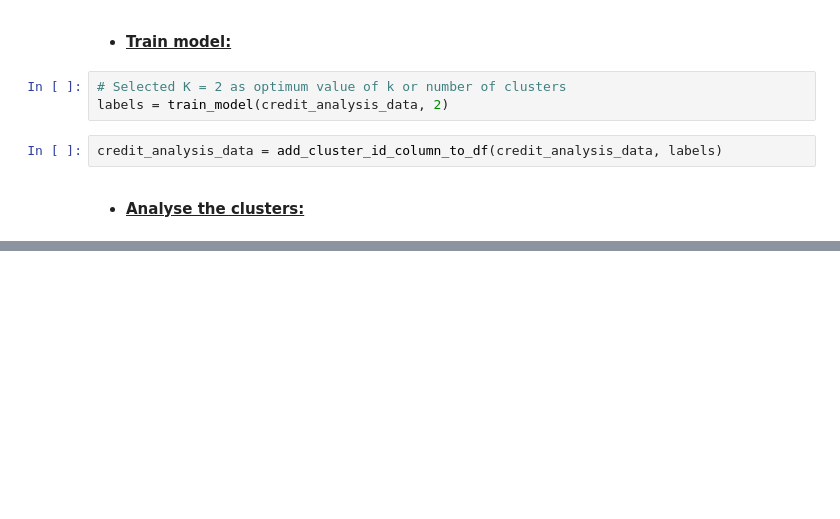
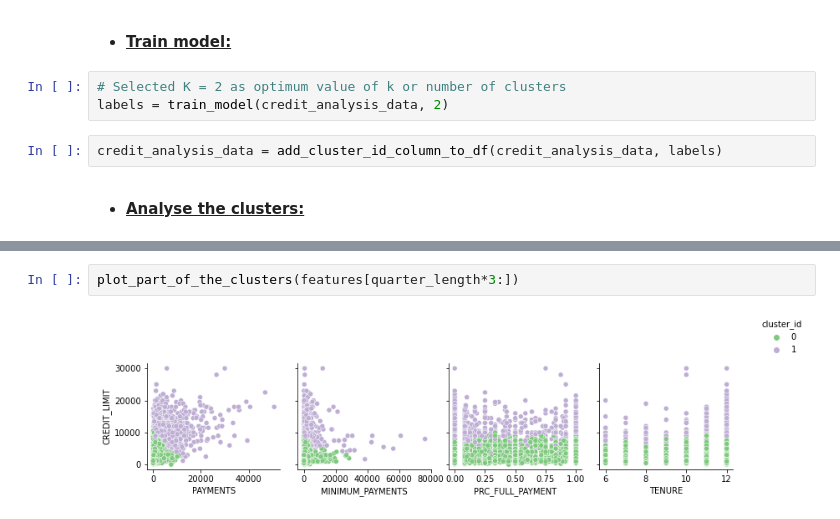
Before and after one commit to eugene-petrash/knn_classification_regression_and_k_means_clustering, a Jupyter notebook: model.ipynb, the cells around one changed output, grey strips where cells are left out. Saved outputs shown, nothing was run; the diff lists cells and outputs as text; blank space fills up the shorter version.

```diff
--- a/model.ipynb
+++ b/model.ipynb
@@ -751,0 +770,4 @@ sns.pairplot(
+# %%
+plot_part_of_the_clusters(features[quarter_length*3:])
+# %% [output]
+[figure, added]
```
Also changed, not shown: parts of 13 cells of this notebook.
